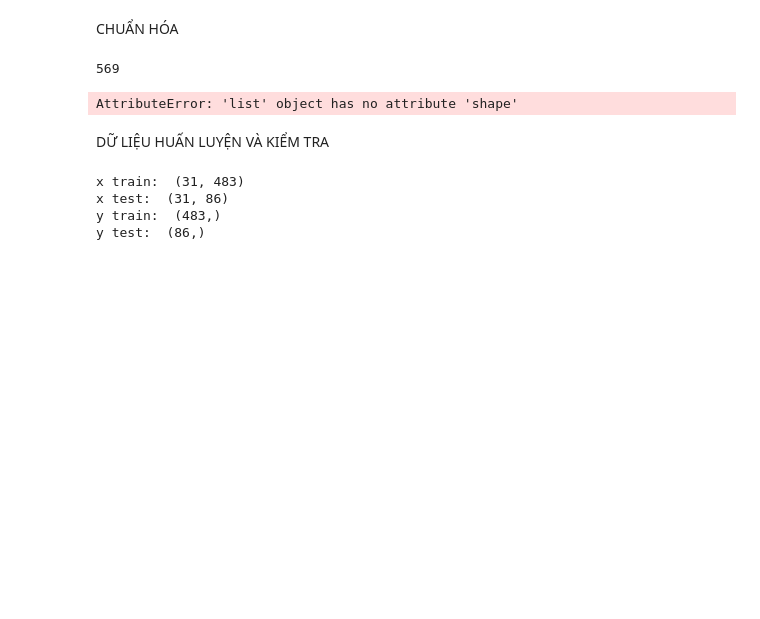
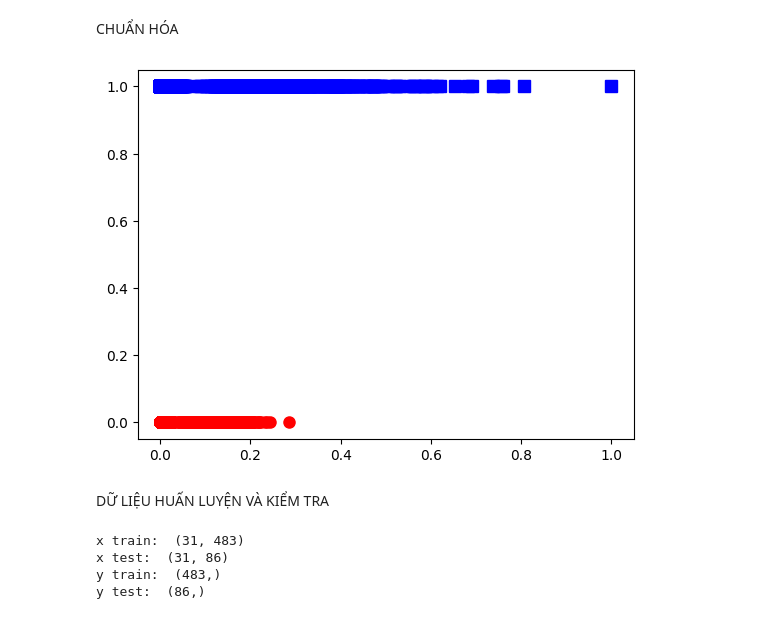
Before and after one commit to Nguyenduyhau13/Project_machine, a Jupyter notebook: train_model_1.ipynb, the cells around one changed output. Cells and saved outputs as stored; diff of their text form; code cells hidden in the pictures; blank space fills up the shorter version.

```diff
--- a/train_model_1.ipynb
+++ b/train_model_1.ipynb
@@ -14,26 +14,20 @@ x_data = data.drop(['diagnosis'], axis = 1)
 
 # Chuẩn hóa
 x = (x_data - np.min(x_data))/(np.max(x_data) - np.min(x_data))
-# %%
-array = x.values[:, 1:]  # Loại bỏ cột chỉ mục
-y.shape[0]
-# %% [output]
-569
 # %%
+array = x.values[:, 1:]  # Loại bỏ cột chỉ mục
 y0 = [i for i in range(y.shape[0]) if y[i]==0]
 y1 = [i for i in range(y.shape[0]) if y[i]==1]
 X0 = np.array([array[i] for i in y0])
 X1 = np.array([array[i] for i in y1])
-y_0=np.zeros(y.shape[0])
-y_1=np.ones(y.shape[0])
+y_0=np.zeros(len(y0))
+y_1=np.ones(len(y1))
 
-#plt.plot(X0, y_0, 'ro', markersize = 8)
-#plt.plot(X1, y_1, 'bs', markersize = 8)
-#plt.show()
+plt.plot(X0, y_0, 'ro', markersize = 8)
+plt.plot(X1, y_1, 'bs', markersize = 8)
+plt.show()
+# %% [output]
+[figure, added]
-# %%
-X0.shape
-# %% [output]
-AttributeError: 'list' object has no attribute 'shape'
 # %% [markdown]
 DỮ LIỆU HUẤN LUYỆN VÀ KIỂM TRA
 # %%
```
Also changed, not shown: 3 other files.
